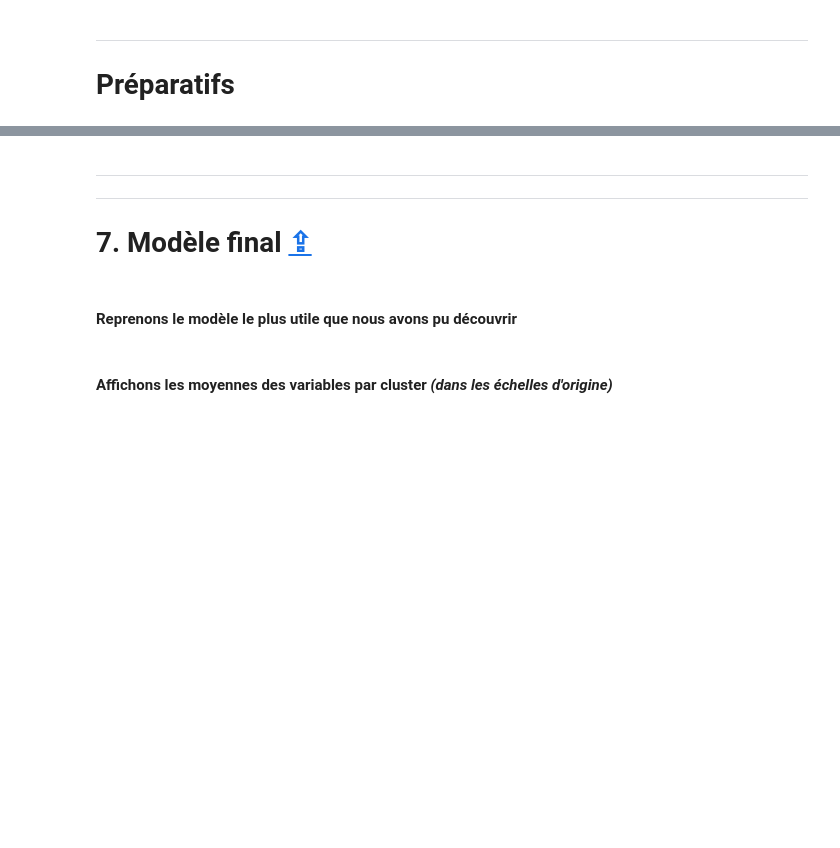
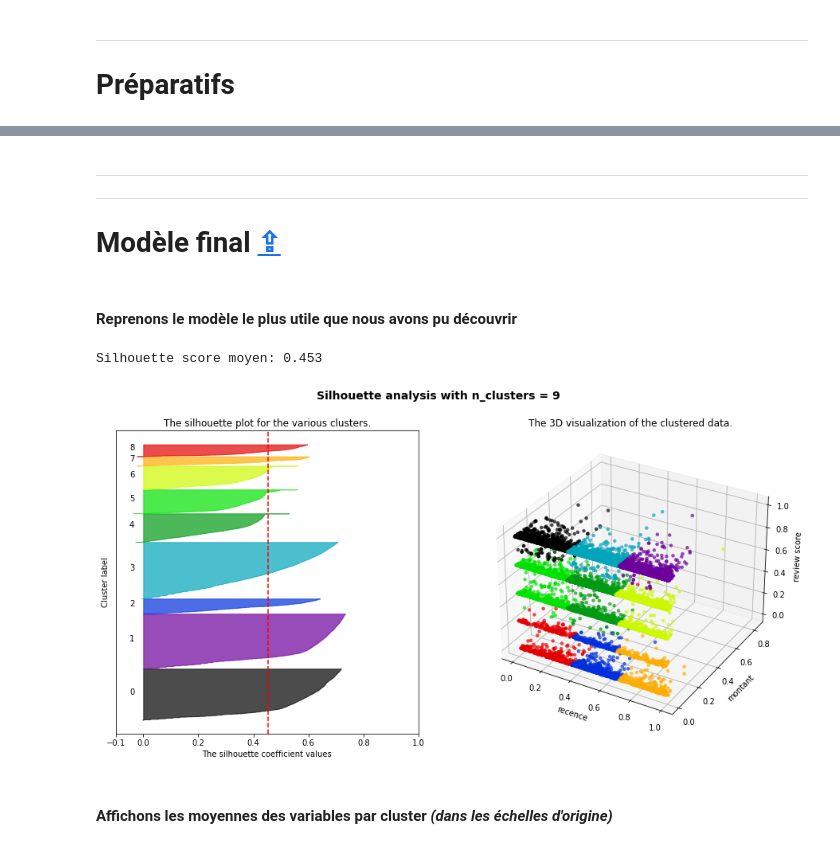
Before and after one commit to Valkea/OC_AI_05, a Jupyter notebook: 03_DataDrift.ipynb, the cells around one changed output, grey strips where cells are left out. Drawn from its saved outputs; the diff is of its cells as text; code cells hidden in the pictures; blank space fills up the shorter version.

Commit message:
refactor: re-organized the various sections
refactor: also checked that we get the very same results as the final model in 02_Clustering with the very same dates

```diff
--- a/03_DataDrift.ipynb
+++ b/03_DataDrift.ipynb
@@ -610,0 +562,6 @@ X_training = X_cluster_norm.sample(frac=0.25, random_state=random_seed).reset_in
+# %%
+B0 = prepare_data('2017-09-01 00:00:00', '2018-09-01 00:00:00', verbose=0)
+model_scaler_B0 = fit_normalizer(B0)
+B0_norm = normalize(B0, model_scaler_B0)
+B0_training = B0_norm.sample(frac=0.25, random_state=random_seed).reset_index(drop=True).copy()
+B0_training.describe()
@@ -611,6 +578,6 @@ X_training = X_cluster_norm.sample(frac=0.25, random_state=random_seed).reset_in
 # %% [markdown]
 ---
 ---
-# 7. Modèle final <a class="anchor" id="final"></a> [⇪](#menu)
+# Modèle final <a class="anchor" id="final"></a> [⇪](#menu)
 # %% [markdown]
 #### Reprenons le modèle le plus utile que nous avons pu découvrir
@@ -617,5 +586,8 @@ X_training = X_cluster_norm.sample(frac=0.25, random_state=random_seed).reset_in
 # %%
-fitted_model = plot_silhouette(KMeans(n_clusters=9, random_state=random_seed), X_training)
+fitted_model = plot_silhouette(KMeans(n_clusters=9, random_state=random_seed), B0_training)
+# %% [output]
+Silhouette score moyen: 0.453
+[figure, added]
 # %% [markdown]
 #### Affichons les moyennes des variables par cluster *(dans les échelles d'origine)*
 # %%
```
Also changed, not shown: parts of 19 cells of this notebook.
